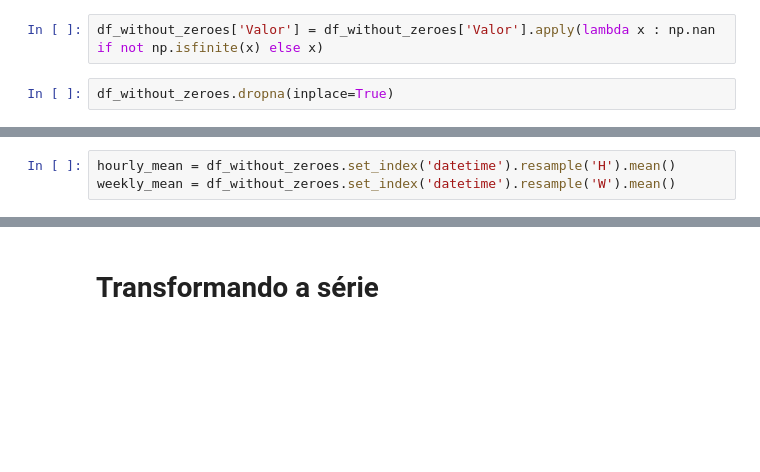
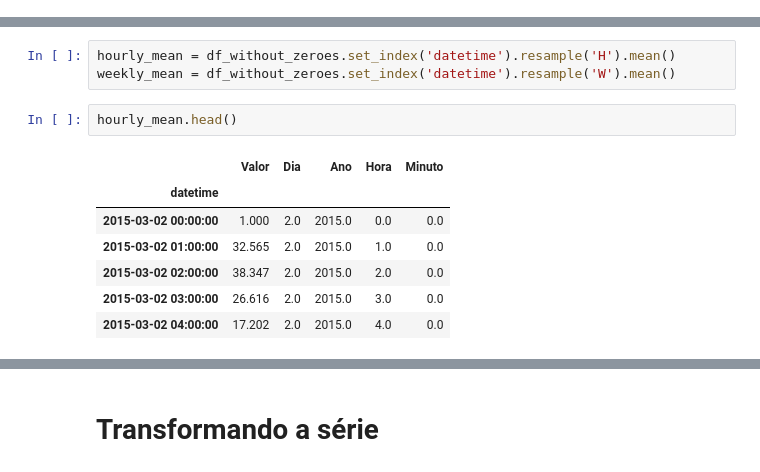
Before and after one commit to marcosvilela/modelagem-analitica-20.3, a Jupyter notebook: source/Fernando/Fernando-Parte1.ipynb, the cells around one changed output, grey strips where cells are left out. Drawn from its saved outputs; the diff is of its cells as text; blank space fills up the shorter version.

```diff
--- a/source/Fernando/Fernando-Parte1.ipynb
+++ b/source/Fernando/Fernando-Parte1.ipynb
@@ -442,7 +442,3 @@ https://www.machinelearningplus.com/time-series/time-series-analysis-python/
 https://github.com/aarshayj/analytics_vidhya/blob/master/Articles/Time_Series_Analysis/Time_Series_AirPassenger.ipynb
 # %%
 df_without_zeroes = df.drop( df[ df['Valor'] == 0 ].index )
-# %%
-df_without_zeroes['Valor'] = df_without_zeroes['Valor'].apply(lambda x : np.nan if not np.isfinite(x) else x)
-# %%
-df_without_zeroes.dropna(inplace=True)
@@ -458,3 +466,13 @@ df_without_zeroes.head()
 # %%
 hourly_mean = df_without_zeroes.set_index('datetime').resample('H').mean()
 weekly_mean = df_without_zeroes.set_index('datetime').resample('W').mean()
+# %%
+hourly_mean.head()
+# %% [output]
+|  | Valor | Dia | Ano | Hora | Minuto |
+| datetime |  |  |  |  |  |
+| 2015-03-02 00:00:00 | 1.000 | 2.0 | 2015.0 | 0.0 | 0.0 |
+| 2015-03-02 01:00:00 | 32.565 | 2.0 | 2015.0 | 1.0 | 0.0 |
+| 2015-03-02 02:00:00 | 38.347 | 2.0 | 2015.0 | 2.0 | 0.0 |
+| 2015-03-02 03:00:00 | 26.616 | 2.0 | 2015.0 | 3.0 | 0.0 |
+| 2015-03-02 04:00:00 | 17.202 | 2.0 | 2015.0 | 4.0 | 0.0 |
```
Also changed, not shown: parts of 12 cells of this notebook.
